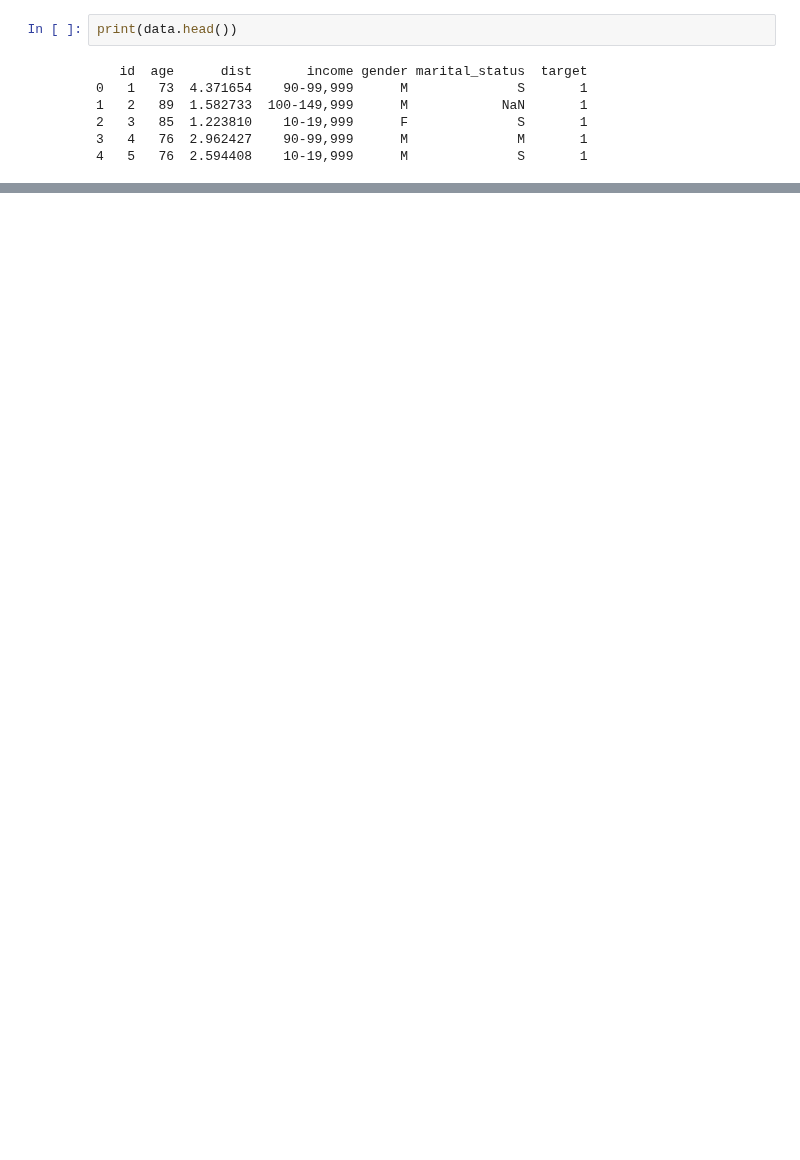
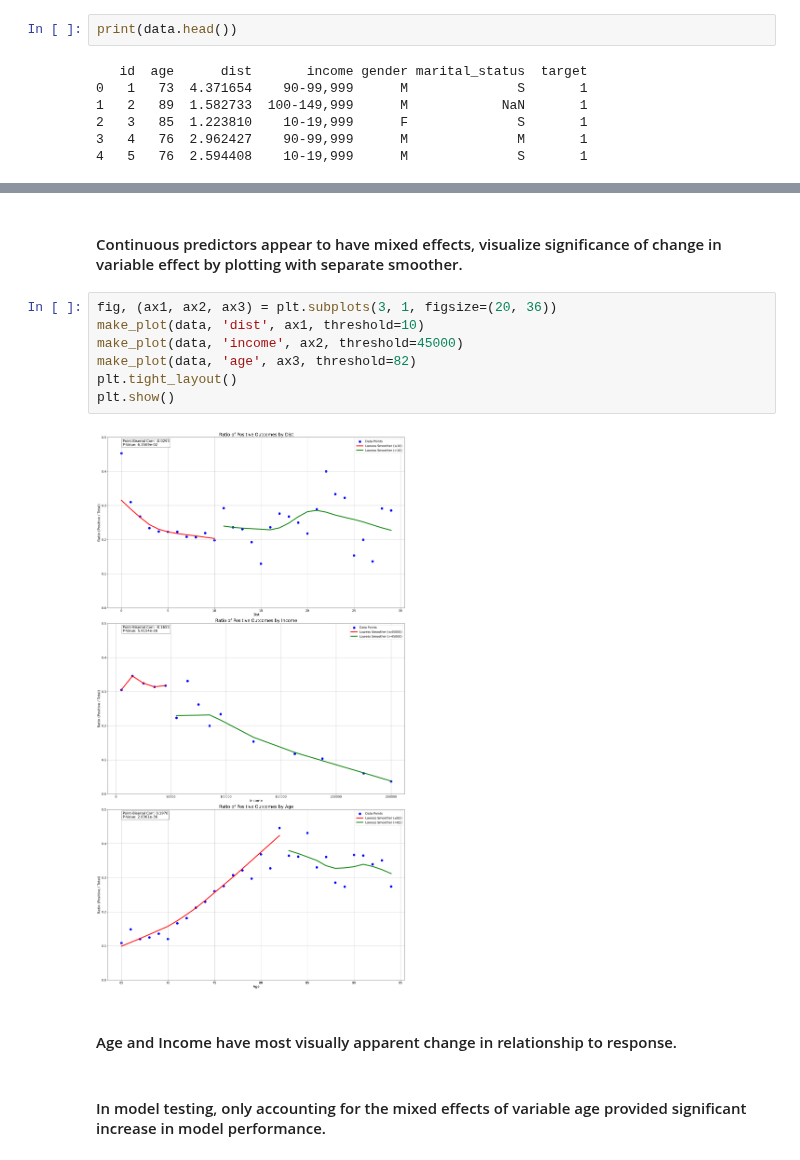
Before and after one commit to Jacob-J-Richards/DS_DA_Projects, a Jupyter notebook: 2-Marketing_Prediction/Main.ipynb, the cells around one changed output, grey strips where cells are left out. Cells and saved outputs as stored; diff of their text form; blank space fills up the shorter version.

```diff
--- a/2-Marketing_Prediction/Main.ipynb
+++ b/2-Marketing_Prediction/Main.ipynb
@@ -432,0 +121,15 @@ It performs very poorly as random forest seeks granular patterns within the data
+# %% [markdown]
+#### Continuous predictors appear to have mixed effects, visualize significance of change in variable effect by plotting with separate smoother.
+# %%
+fig, (ax1, ax2, ax3) = plt.subplots(3, 1, figsize=(20, 36))
+make_plot(data, 'dist', ax1, threshold=10)
+make_plot(data, 'income', ax2, threshold=45000)
+make_plot(data, 'age', ax3, threshold=82)
+plt.tight_layout()
+plt.show()
+# %% [output]
+[figure, added]
+# %% [markdown]
+#### Age and Income have most visually apparent change in relationship to response.
+# %% [markdown]
+#### In model testing, only accounting for the mixed effects of variable age provided significant increase in model performance.
```
Also changed, not shown: parts of 45 cells of this notebook.
